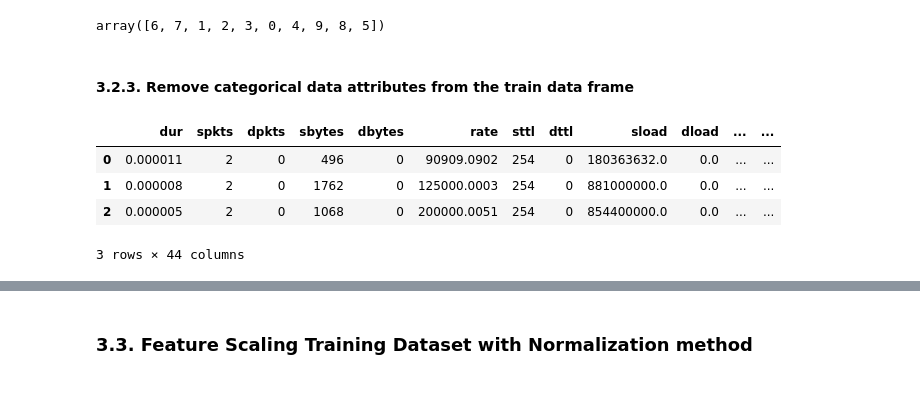
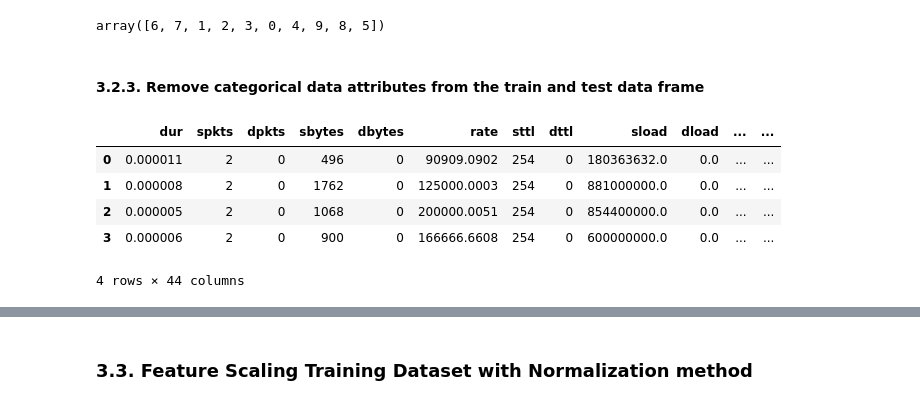
Before and after one commit to Onosokorodudu/Group14_AI_Threat-Detection-, a Jupyter notebook: Main_ProjectWork.ipynb, the cells around one changed output, grey strips where cells are left out. Cells and saved outputs as stored; diff of their text form; code cells hidden in the pictures.

```diff
--- a/Main_ProjectWork.ipynb
+++ b/Main_ProjectWork.ipynb
@@ -312,14 +317,12 @@ train.attack_le.unique()
 # %% [output]
 array([6, 7, 1, 2, 3, 0, 4, 9, 8, 5])
 # %% [markdown]
-#### 3.2.3. Remove categorical data attributes from the train data frame
+#### 3.2.3. Remove categorical data attributes from the train and test data frame
 # %%
-#Remove four categorical data columns from the dataset
+#Remove four categorical data columns from both dataframes
 
-train = train.drop(['proto'], axis = 1)
-train = train.drop(['service'], axis = 1)
-train = train.drop(['state'], axis = 1)
-train = train.drop(['attack_cat'], axis = 1)
+train = train.drop(['proto','service','state','attack_cat'], axis = 1)
+test = test.drop(['proto','service','state','attack_cat'], axis = 1)
 # %%
 #REMOVE USELESS "id" COLUMN
 
@@ -327,9 +331,10 @@ train = train.drop(['id'], axis =1)
 # %%
 #DISPLAY TRAIN DATAFRAME HEAD
-train[:3]
+train[:4]
 # %% [output]
 |  | dur | spkts | dpkts | sbytes | dbytes | rate | sttl | dttl | sload | dload | ... | ... |
 | 0 | 0.000011 | 2 | 0 | 496 | 0 | 90909.0902 | 254 | 0 | 180363632.0 | 0.0 | ... | ... |
 | 1 | 0.000008 | 2 | 0 | 1762 | 0 | 125000.0003 | 254 | 0 | 881000000.0 | 0.0 | ... | ... |
 | 2 | 0.000005 | 2 | 0 | 1068 | 0 | 200000.0051 | 254 | 0 | 854400000.0 | 0.0 | ... | ... |
+| 3 | 0.000006 | 2 | 0 | 900 | 0 | 166666.6608 | 254 | 0 | 600000000.0 | 0.0 | ... | ... |
-3 rows × 44 columns
+4 rows × 44 columns
```
Also changed, not shown: parts of 26 cells of this notebook.
